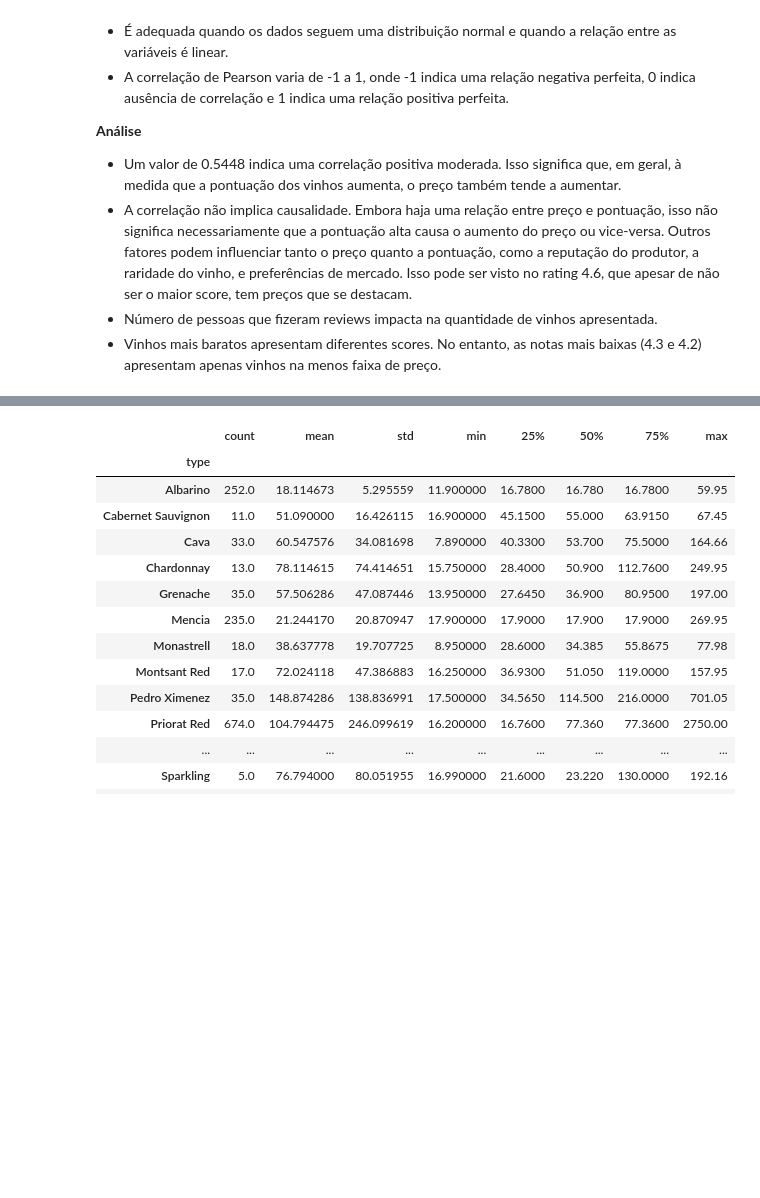
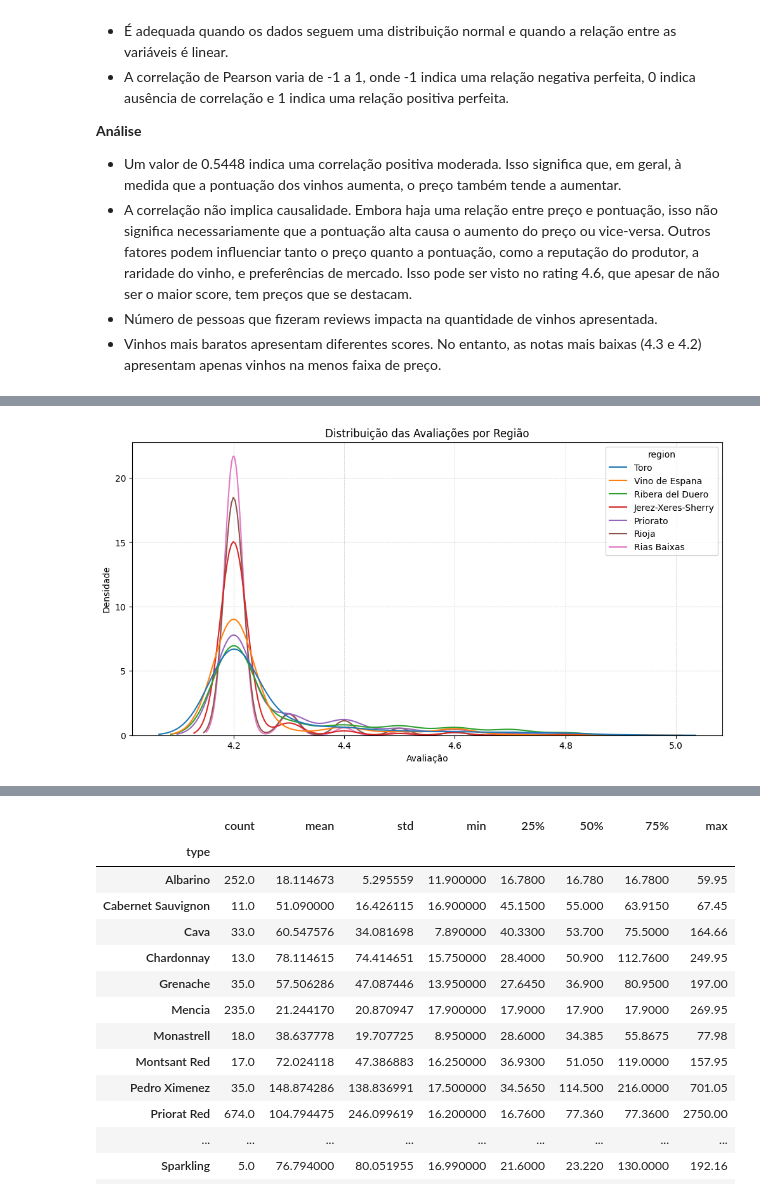
Before and after one commit to atlantico-academy/equipe3-2024.2, a Jupyter notebook: notebooks/01-exploratory_data_analysis.ipynb, the cells around one changed output, grey strips where cells are left out. Saved outputs shown, nothing was run; the diff lists cells and outputs as text; code cells hidden in the pictures; blank space fills up the shorter version.

```diff
--- a/notebooks/01-exploratory_data_analysis.ipynb
+++ b/notebooks/01-exploratory_data_analysis.ipynb
@@ -130,0 +149,18 @@ Correlação entre qualidade e valor: 0.5448089035020968
+# %%
+#Distribuição das avaliações por região
+top_regions = df['region'].value_counts().index[:7]
+df_top_regions = df[df['region'].isin(top_regions)]
+# %%
+plt.figure(figsize=(12, 6))
+kdeplot = sns.kdeplot(data=df_top_regions, x='rating', hue='region', common_norm=False)
+plt.title('Distribuição das Avaliações por Região')
+plt.xlabel('Avaliação')
+plt.ylabel('Densidade')
+
+kdeplot.grid(True, linestyle='--', linewidth=0.5, alpha=0.7)
+kdeplot.set_zorder(2)
+kdeplot.grid(True, which='both', axis='x', linestyle='--', linewidth=0.5, alpha=0.7, zorder=1)
+
+plt.show()
+# %% [output]
+[figure, added]
```
Also changed, not shown: parts of 36 cells of this notebook.
